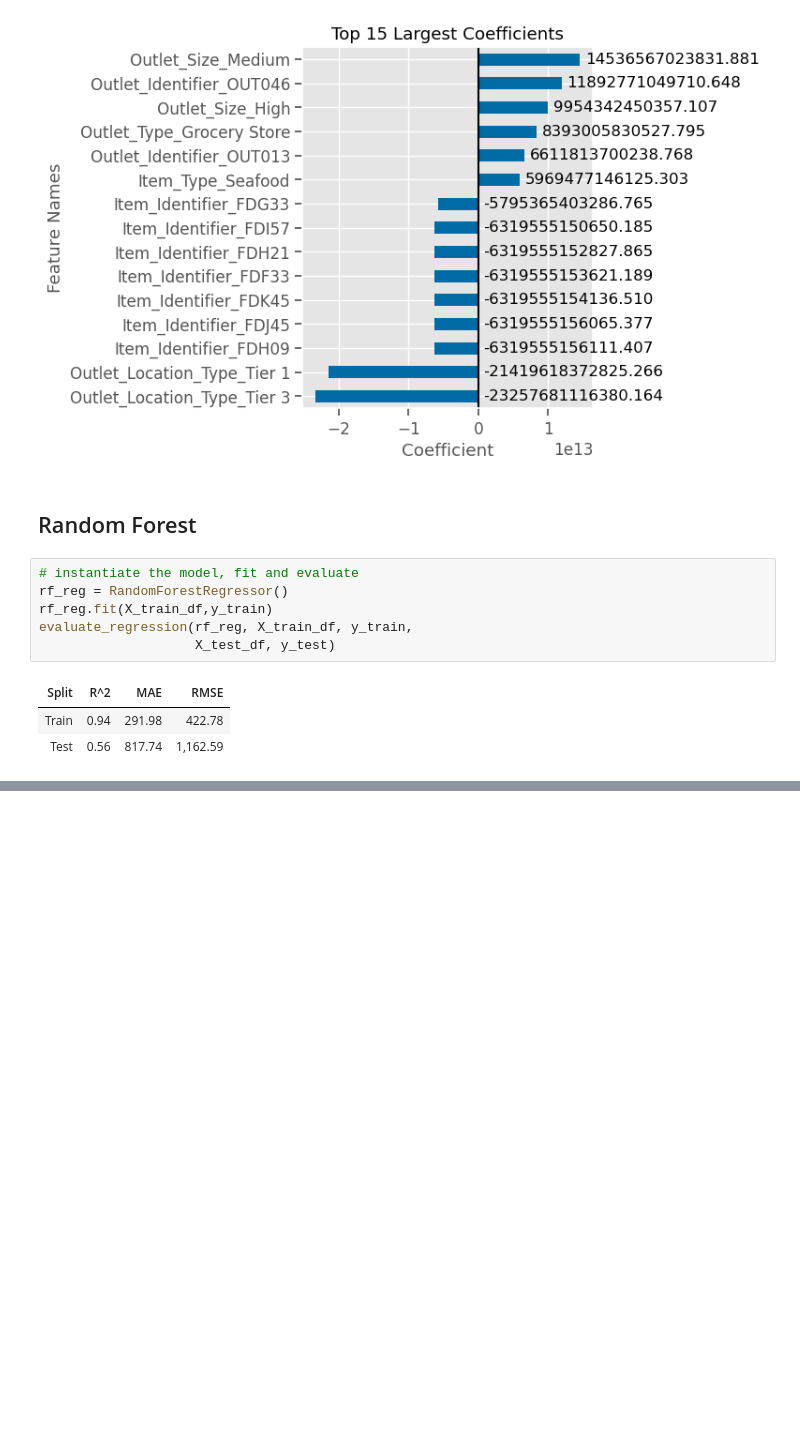
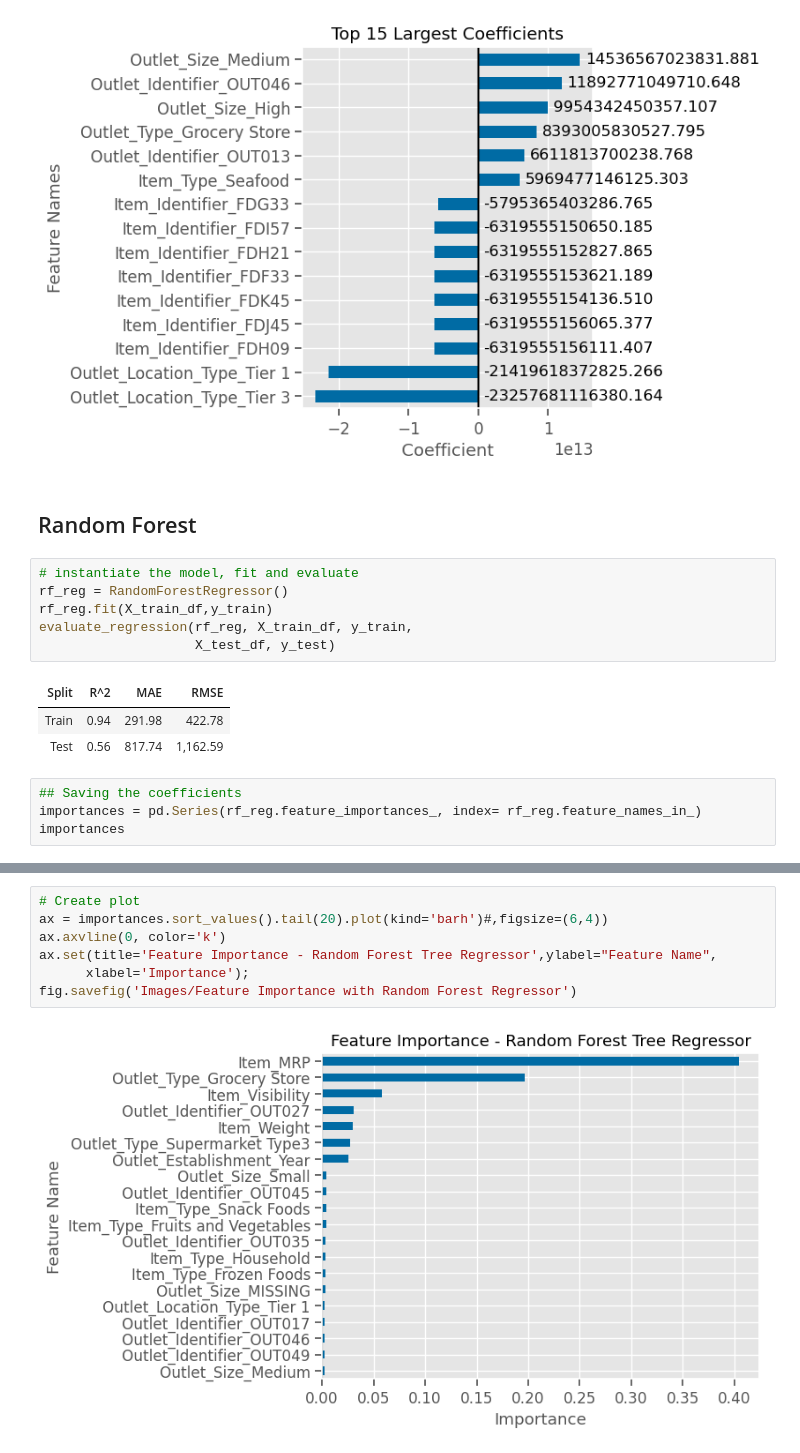
Before and after one commit to Elispreng/Grocery_Sales, a Jupyter notebook: Untitled1.ipynb, the cells around one changed output, grey strips where cells are left out. Saved outputs shown, nothing was run; the diff lists cells and outputs as text; blank space fills up the shorter version.

```diff
--- a/Untitled1.ipynb
+++ b/Untitled1.ipynb
@@ -477,3 +477,7 @@ evaluate_regression(rf_reg, X_train_df, y_train,
 | Split | R^2 | MAE | RMSE |
 | Train | 0.94 | 291.98 | 422.78 |
 | Test | 0.56 | 817.74 | 1,162.59 |
+# %%
+## Saving the coefficients
+importances = pd.Series(rf_reg.feature_importances_, index= rf_reg.feature_names_in_)
+importances
@@ -479,0 +502,9 @@ evaluate_regression(rf_reg, X_train_df, y_train,
+# %%
+# Create plot
+ax = importances.sort_values().tail(20).plot(kind='barh')#,figsize=(6,4))
+ax.axvline(0, color='k')
+ax.set(title='Feature Importance - Random Forest Tree Regressor',ylabel="Feature Name",
+      xlabel='Importance');
+fig.savefig('Images/Feature Importance with Random Forest Regressor')
+# %% [output]
+[figure, added]
```
Also changed, not shown: parts of 3 cells of this notebook, 2 other files.
